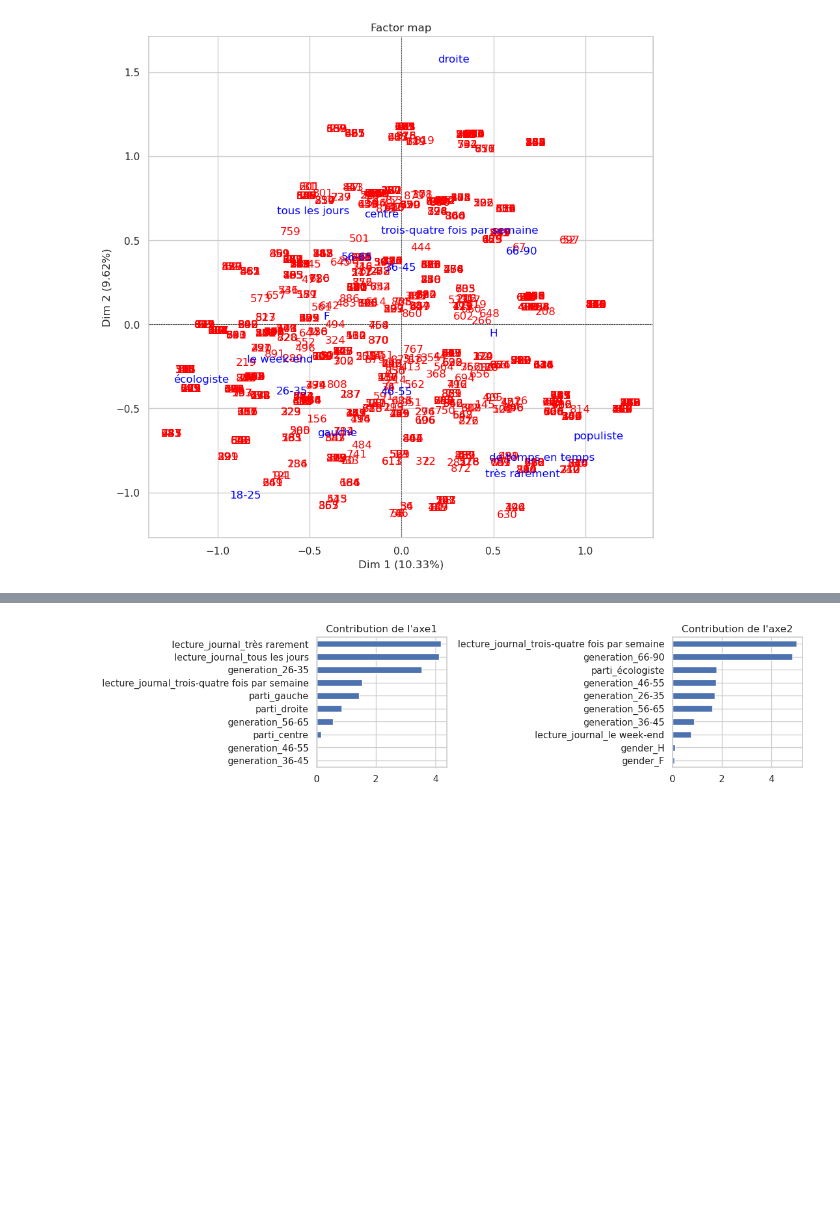
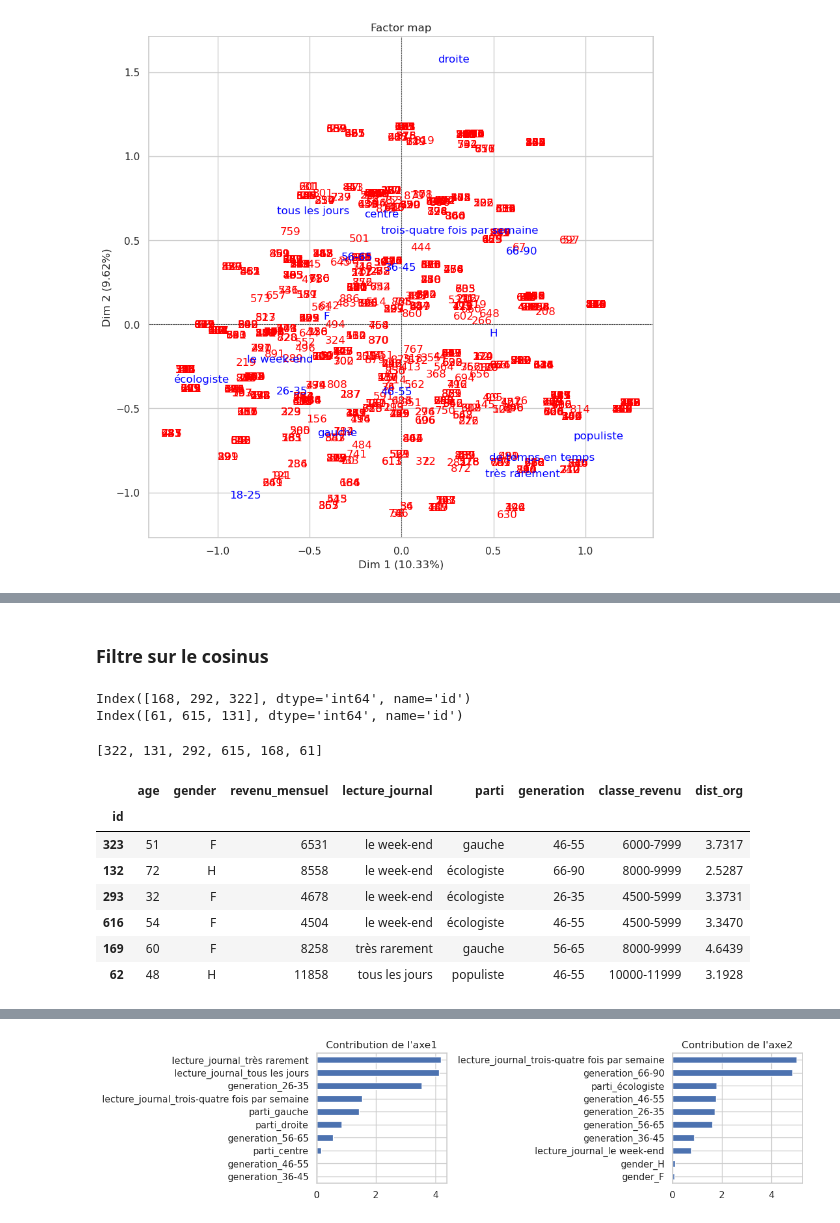
Before and after one commit to Sciences-historiques-numeriques/histoire_numerique_methodes, a Jupyter notebook: statistiques_descriptives/analyse_factorielle_corr_multiples_pop900.ipynb, the cells around one changed output, grey strips where cells are left out. Cells and saved outputs as stored; diff of their text form; code cells hidden in the pictures; blank space fills up the shorter version.

```diff
--- a/statistiques_descriptives/analyse_factorielle_corr_multiples_pop900.ipynb
+++ b/statistiques_descriptives/analyse_factorielle_corr_multiples_pop900.ipynb
@@ -559,0 +579,4 @@ plt.show()
+# %%
+### Ajouter la distance des individus à leur données
+c_obs_pd_dist= pd.merge(c_obs, X.dist_org, left_index=True, right_index=True)
+c_obs_pd_dist[:3]
@@ -559,0 +608,28 @@ plt.show()
+# %% [markdown]
+### Filtre sur le cosinus
+# %%
+### Filtrer les individus
+# Cosinus = qualité de représentation des points lignes
+# On retient les individus les mieux représentés sur chaque axe
+rc1 = df_rows.row_cos2_dim1.sort_values(ascending=False)[:3].index
+print(rc1)
+rc2 = df_rows.row_cos2_dim2.sort_values(ascending=False)[:3].index
+print(rc2)
+lrc = list(set(list(rc1) + list(rc2)))
+### liste des positions, non des index!
+lrc
+# %% [output]
+Index([168, 292, 322], dtype='int64', name='id')
+Index([61, 615, 131], dtype='int64', name='id')
+[322, 131, 292, 615, 168, 61]
+# %%
+c_obs_pd_dist.iloc[lrc]
+# %% [output]
+|  | age | gender | revenu_mensuel | lecture_journal | parti | generation | classe_revenu | dist_org |
+| id |  |  |  |  |  |  |  |  |
+| 323 | 51 | F | 6531 | le week-end | gauche | 46-55 | 6000-7999 | 3.7317 |
+| 132 | 72 | H | 8558 | le week-end | écologiste | 66-90 | 8000-9999 | 2.5287 |
+| 293 | 32 | F | 4678 | le week-end | écologiste | 26-35 | 4500-5999 | 3.3731 |
+| 616 | 54 | F | 4504 | le week-end | écologiste | 46-55 | 4500-5999 | 3.3470 |
+| 169 | 60 | F | 8258 | très rarement | gauche | 56-65 | 8000-9999 | 4.6439 |
+| 62 | 48 | H | 11858 | tous les jours | populiste | 46-55 | 10000-11999 | 3.1928 |
```
Also changed, not shown: parts of 30 cells of this notebook.
